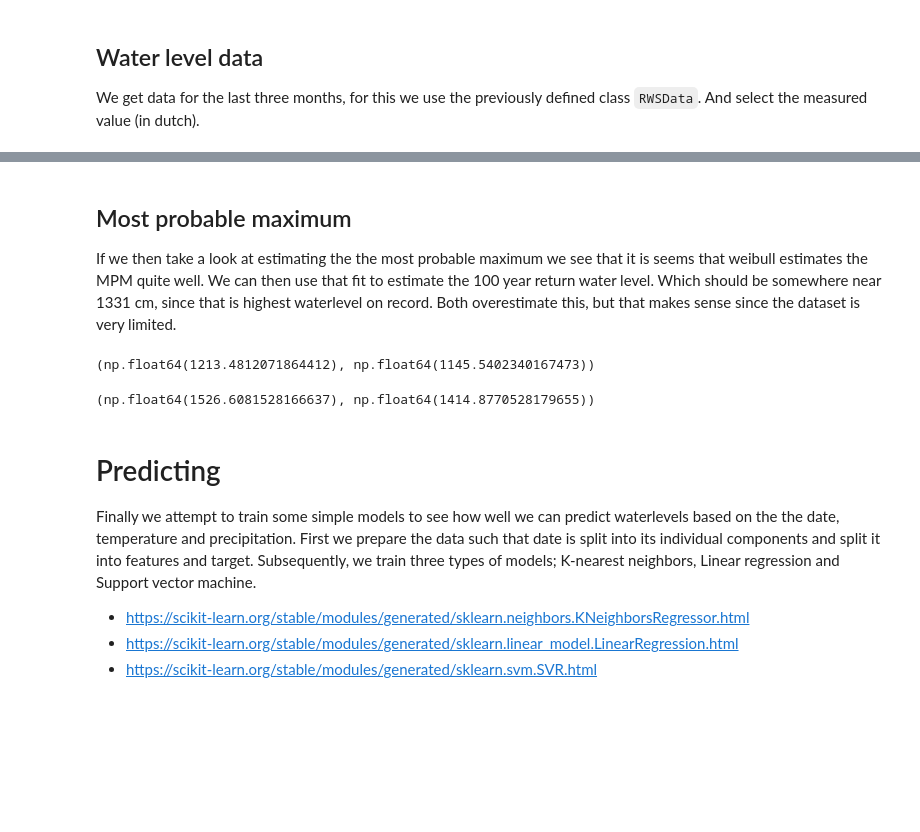
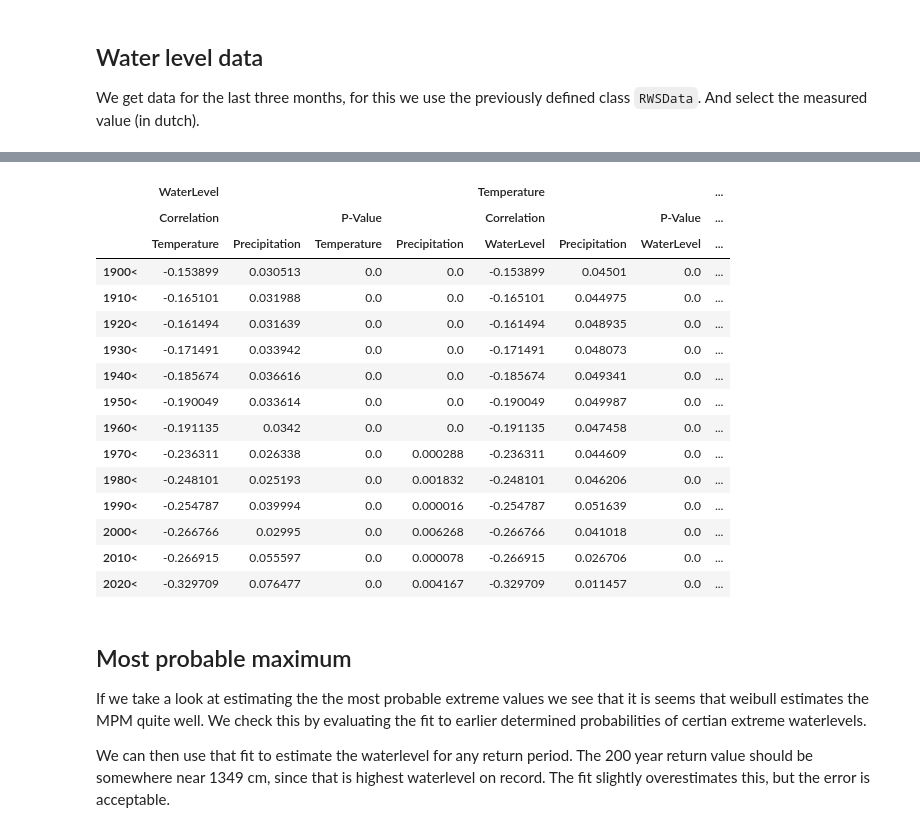
Before and after one commit to arykanary/PortFolio, a Jupyter notebook: Analysis_of_WaterLevels_in_Arnhem.ipynb, the cells around one changed output, grey strips where cells are left out. Drawn from its saved outputs; the diff is of its cells as text; code cells hidden in the pictures; blank space fills up the shorter version.

```diff
--- a/Analysis_of_WaterLevels_in_Arnhem.ipynb
+++ b/Analysis_of_WaterLevels_in_Arnhem.ipynb
@@ -175,5 +190,45 @@ correlation_significance(df)
+# %%
+pd.concat({
+    '1900<': correlation_significance(df.loc[1900<df.index.year].dropna()),
+    '1910<': correlation_significance(df.loc[1910<df.index.year].dropna()),
+    '1920<': correlation_significance(df.loc[1920<df.index.year].dropna()),
+    '1930<': correlation_significance(df.loc[1930<df.index.year].dropna()),
+    '1940<': correlation_significance(df.loc[1940<df.index.year].dropna()),
+    '1950<': correlation_significance(df.loc[1950<df.index.year].dropna()),
+    '1960<': correlation_significance(df.loc[1960<df.index.year].dropna()),
+    '1970<': correlation_significance(df.loc[1970<df.index.year].dropna()),
+    '1980<': correlation_significance(df.loc[1980<df.index.year].dropna()),
+    '1990<': correlation_significance(df.loc[1990<df.index.year].dropna()),
+    '2000<': correlation_significance(df.loc[2000<df.index.year].dropna()),
+    '2010<': correlation_significance(df.loc[2010<df.index.year].dropna()),
+    '2020<': correlation_significance(df.loc[2020<df.index.year].dropna()),
+}).unstack(1).drop([('WaterLevel', 'Correlation', 'WaterLevel'), ('WaterLevel', 'P-Value', 'WaterLevel'),
+                    ('Temperature', 'Correlation', 'Temperature'), ('Temperature', 'P-Value', 'Temperature'),
+                    ('Precipitation', 'Correlation', 'Precipitation'), ('Precipitation', 'P-Value', 'Precipitation'),
+                    ], axis=1)
+# %% [output]
+|  | WaterLevel |  |  |  | Temperature |  |  | ... |
+|  | Correlation |  | P-Value |  | Correlation |  | P-Value | ... |
+|  | Temperature | Precipitation | Temperature | Precipitation | WaterLevel | Precipitation | WaterLevel | ... |
+| 1900< | -0.153899 | 0.030513 | 0.0 | 0.0 | -0.153899 | 0.04501 | 0.0 | ... |
+| 1910< | -0.165101 | 0.031988 | 0.0 | 0.0 | -0.165101 | 0.044975 | 0.0 | ... |
+| 1920< | -0.161494 | 0.031639 | 0.0 | 0.0 | -0.161494 | 0.048935 | 0.0 | ... |
+| 1930< | -0.171491 | 0.033942 | 0.0 | 0.0 | -0.171491 | 0.048073 | 0.0 | ... |
+| 1940< | -0.185674 | 0.036616 | 0.0 | 0.0 | -0.185674 | 0.049341 | 0.0 | ... |
+| 1950< | -0.190049 | 0.033614 | 0.0 | 0.0 | -0.190049 | 0.049987 | 0.0 | ... |
+| 1960< | -0.191135 | 0.0342 | 0.0 | 0.0 | -0.191135 | 0.047458 | 0.0 | ... |
+| 1970< | -0.236311 | 0.026338 | 0.0 | 0.000288 | -0.236311 | 0.044609 | 0.0 | ... |
+| 1980< | -0.248101 | 0.025193 | 0.0 | 0.001832 | -0.248101 | 0.046206 | 0.0 | ... |
+| 1990< | -0.254787 | 0.039994 | 0.0 | 0.000016 | -0.254787 | 0.051639 | 0.0 | ... |
+| 2000< | -0.266766 | 0.02995 | 0.0 | 0.006268 | -0.266766 | 0.041018 | 0.0 | ... |
+| 2010< | -0.266915 | 0.055597 | 0.0 | 0.000078 | -0.266915 | 0.026706 | 0.0 | ... |
+| 2020< | -0.329709 | 0.076477 | 0.0 | 0.004167 | -0.329709 | 0.011457 | 0.0 | ... |
 # %% [markdown]
 ## Most probable maximum
 
-If we then take a look at estimating the the most probable maximum we see that it is seems that weibull estimates the MPM quite well.
-We can then use that fit to estimate the 100 year return water level. Which should be somewhere near 1331 cm, since that is highest waterlevel on record. Both overestimate this, but that makes sense since the dataset is very limited.
+If we take a look at estimating the the most probable extreme values we see that it is seems that weibull estimates the MPM quite well.
+We check this by evaluating the fit to earlier determined probabilities of certian extreme waterlevels.
+
+We can then use that fit to estimate the waterlevel for any return period.
+The 200 year return value should be somewhere near 1349 cm, since that is highest waterlevel on record.
+The fit slightly overestimates this, but the error is acceptable.
@@ -185,20 +234,0 @@ gfit = gumbel_r.fit(df['WaterLevel'])
-# %%
-prob = 1/df.shape[0]
-weibull_min.isf(prob, *wfit), gumbel_r.isf(prob, *gfit)
-# %% [output]
-(np.float64(1213.4812071864412), np.float64(1145.5402340167473))
-# %%
-p_1y = 1/(100*365)
-weibull_min.isf(p_1y, *wfit), gumbel_r.isf(p_1y, *gfit)
-# %% [output]
-(np.float64(1526.6081528166637), np.float64(1414.8770528179655))
-# %% [markdown]
-# Predicting
-
-Finally we attempt to train some simple models to see how well we can predict waterlevels based on the the date, temperature and precipitation.
-First we prepare the data such that date is split into its individual components and split it into features and target.
-Subsequently, we train three types of models; K-nearest neighbors, Linear regression and Support vector machine.
-
-- https://scikit-learn.org/stable/modules/generated/sklearn.neighbors.KNeighborsRegressor.html
-- https://scikit-learn.org/stable/modules/generated/sklearn.linear_model.LinearRegression.html
-- https://scikit-learn.org/stable/modules/generated/sklearn.svm.SVR.html
```
Also changed, not shown: parts of 46 cells of this notebook, 2 other files.
